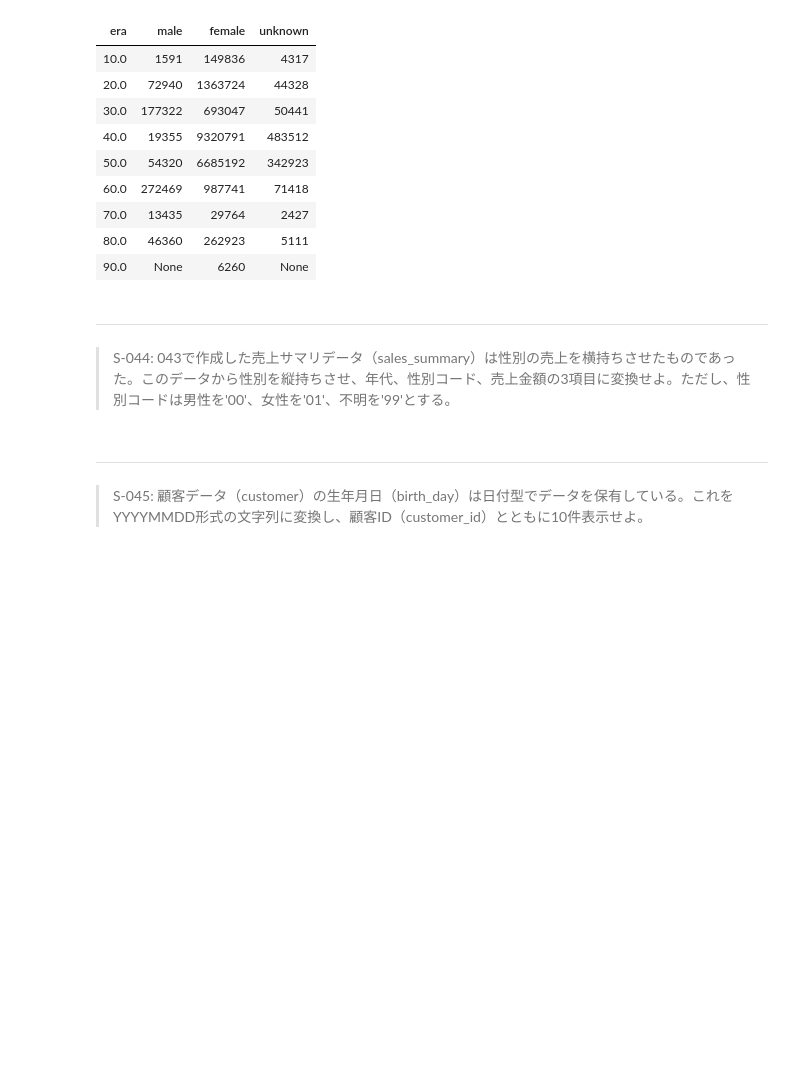
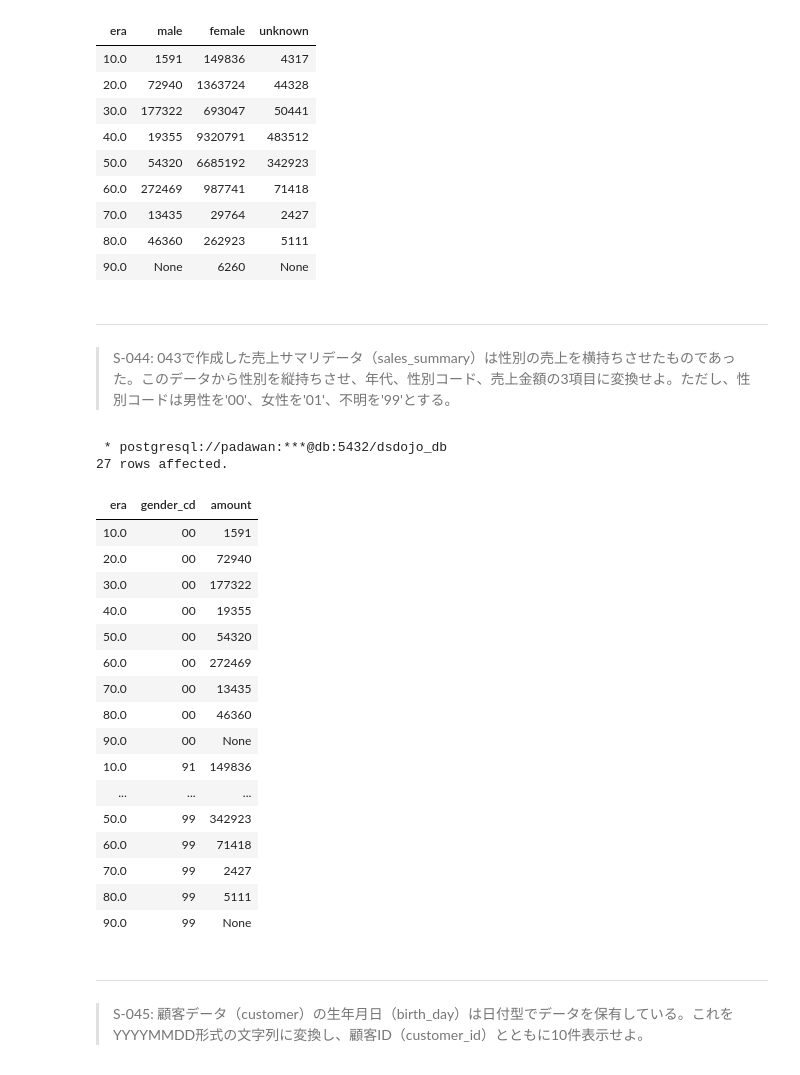
Before and after one commit to KJR020/100knocks-preprocess, a Jupyter notebook: docker/work/preprocess_knock_SQL.ipynb, the cells around one changed output. Saved outputs shown, nothing was run; the diff lists cells and outputs as text; code cells hidden in the pictures; blank space fills up the shorter version.

```diff
--- a/docker/work/preprocess_knock_SQL.ipynb
+++ b/docker/work/preprocess_knock_SQL.ipynb
@@ -1346,3 +1344,33 @@ Done.
+# %%
+%%sql
+
+-- SQL向きではないため、やや強引に記載する（カテゴリ数が多いときはとても長いSQLになってしまう点に注意）
+SELECT era, '00' AS gender_cd , male AS amount FROM sales_summary
+UNION ALL
+SELECT era, '91' AS gender_cd, female AS amount FROM sales_summary
+UNION ALL
+SELECT era, '99' AS gender_cd, unknown AS amount FROM sales_summary
+;
+# %% [output]
+ * postgresql://padawan:***@db:5432/dsdojo_db
+27 rows affected.
+| era | gender_cd | amount |
+| 10.0 | 00 | 1591 |
+| 20.0 | 00 | 72940 |
+| 30.0 | 00 | 177322 |
+| 40.0 | 00 | 19355 |
+| 50.0 | 00 | 54320 |
+| 60.0 | 00 | 272469 |
+| 70.0 | 00 | 13435 |
+| 80.0 | 00 | 46360 |
+| 90.0 | 00 | None |
+| 10.0 | 91 | 149836 |
+| ... | ... | ... |
+| 50.0 | 99 | 342923 |
+| 60.0 | 99 | 71418 |
+| 70.0 | 99 | 2427 |
+| 80.0 | 99 | 5111 |
+| 90.0 | 99 | None |
 # %% [markdown]
 ---
 > S-045: 顧客データ（customer）の生年月日（birth_day）は日付型でデータを保有している。これをYYYYMMDD形式の文字列に変換し、顧客ID（customer_id）とともに10件表示せよ。
```
Also changed, not shown: parts of 13 cells of this notebook.
